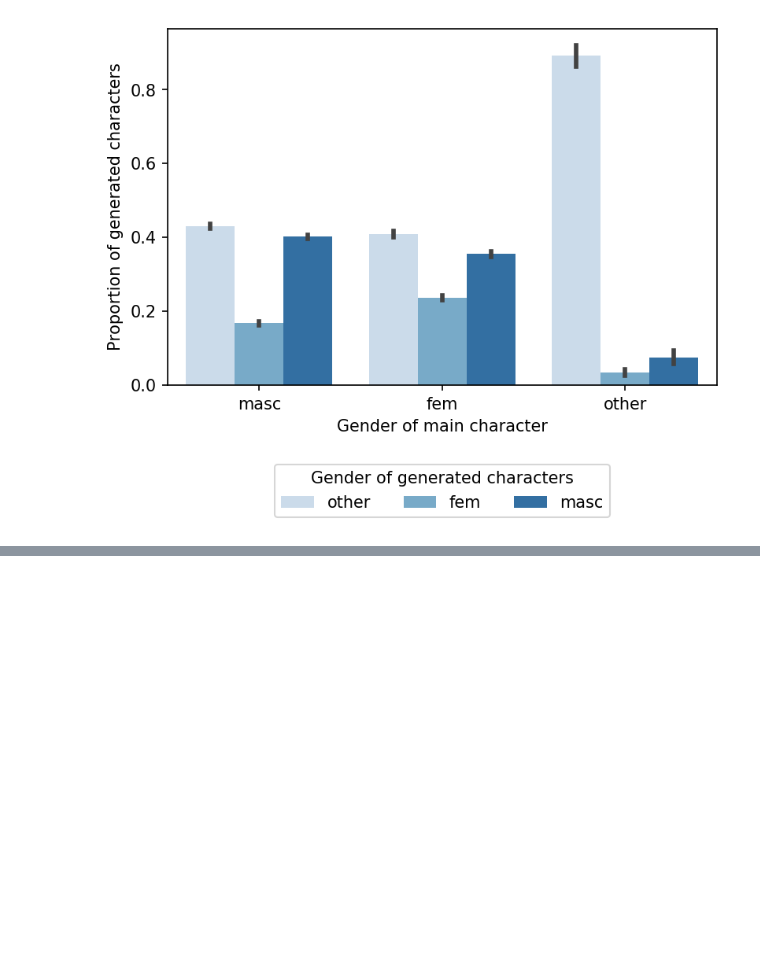
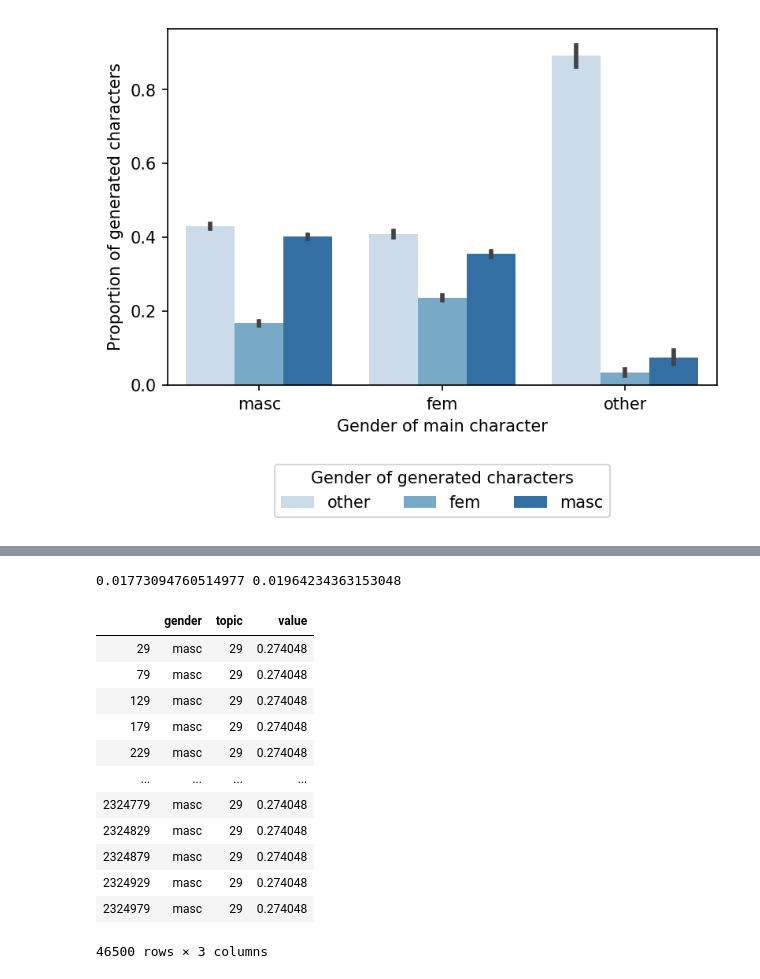
Before and after one commit to lucy3/gpt3_gender, a Jupyter notebook: code/character_viz.ipynb, the cells around one changed output, grey strips where cells are left out. Saved outputs shown, nothing was run; the diff lists cells and outputs as text; code cells hidden in the pictures; blank space fills up the shorter version.

```diff
--- a/code/character_viz.ipynb
+++ b/code/character_viz.ipynb
@@ -60,0 +77,33 @@ plt.show()
+# %%
+topics = gender_topics['topic']
+masc = []
+fem = []
+for i, t in enumerate(topics):
+    if t == 29:
+        if gender_topics['gender'][i] == 'masc':
+            masc.append(gender_topics['value'][i])
+        elif gender_topics['gender'][i] == 'fem':
+            fem.append(gender_topics['value'][i])
+print(np.mean(masc), np.mean(fem))
+# %% [output]
+0.01773094760514977 0.01964234363153048
+# %%
+gender_df = pd.DataFrame.from_dict(gender_topics)
+# %%
+topic_29 = gender_df[gender_df['topic'] == 29]
+#topic_29['value']
+topic_29
+# %% [output]
+|  | gender | topic | value |
+| 29 | masc | 29 | 0.274048 |
+| 79 | masc | 29 | 0.274048 |
+| 129 | masc | 29 | 0.274048 |
+| 179 | masc | 29 | 0.274048 |
+| 229 | masc | 29 | 0.274048 |
+| ... | ... | ... | ... |
+| 2324779 | masc | 29 | 0.274048 |
+| 2324829 | masc | 29 | 0.274048 |
+| 2324879 | masc | 29 | 0.274048 |
+| 2324929 | masc | 29 | 0.274048 |
+| 2324979 | masc | 29 | 0.274048 |
+46500 rows × 3 columns
```
Also changed, not shown: parts of 5 cells of this notebook, 1 other file.
